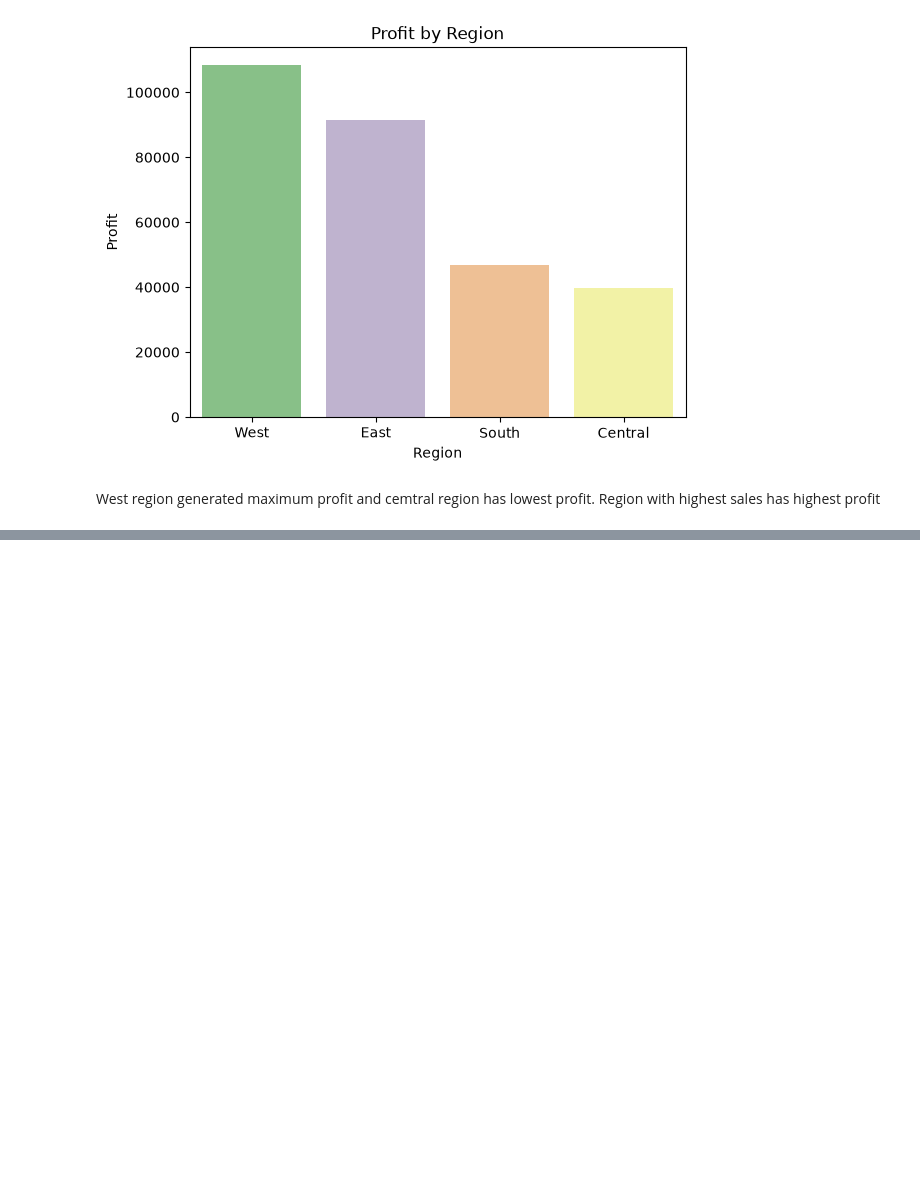
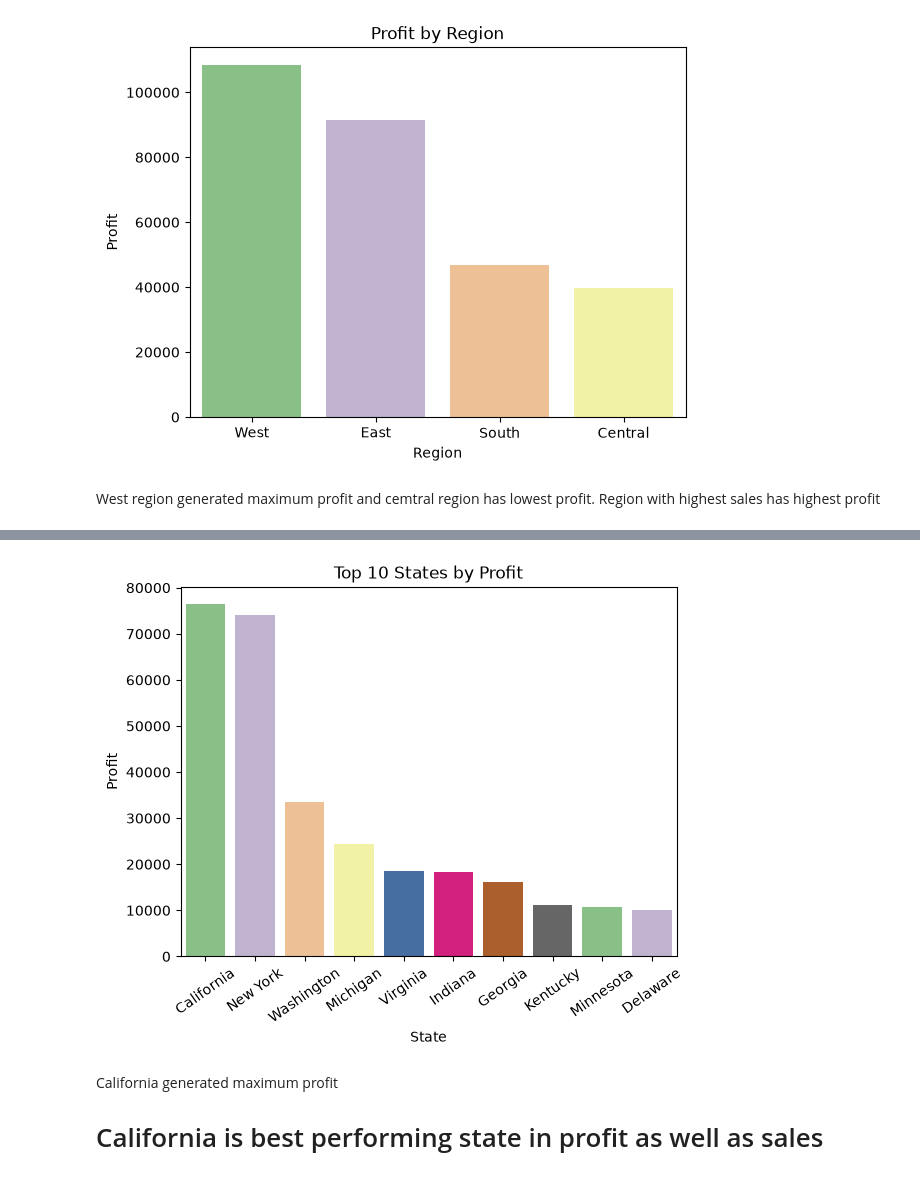
Before and after one commit to vaishnaviniwalkar/Superstore_Sales_Analysis, a Jupyter notebook: notebook/analysis.ipynb, the cells around one changed output, grey strips where cells are left out. Drawn from its saved outputs; the diff is of its cells as text; code cells hidden in the pictures; blank space fills up the shorter version.

```diff
--- a/notebook/analysis.ipynb
+++ b/notebook/analysis.ipynb
@@ -228,0 +254,3 @@ Region with highest sales has highest profit
+# %%
+top_profit_state = df.groupby('State')['Profit'].sum().sort_values(ascending=False).head(10)
+top_profit_state
@@ -228,0 +270,10 @@ Region with highest sales has highest profit
+# %%
+sns.barplot(x='State', y='Profit', data=top_profit_state.reset_index(), hue='State', palette='Accent')
+plt.xticks(rotation=35)
+plt.title('Top 10 States by Profit')
+plt.show()
+# %% [output]
+[figure, added]
+# %% [markdown]
+California generated maximum profit
+# California is best performing state in profit as well as sales
```
Also changed, not shown: parts of 4 cells of this notebook.
